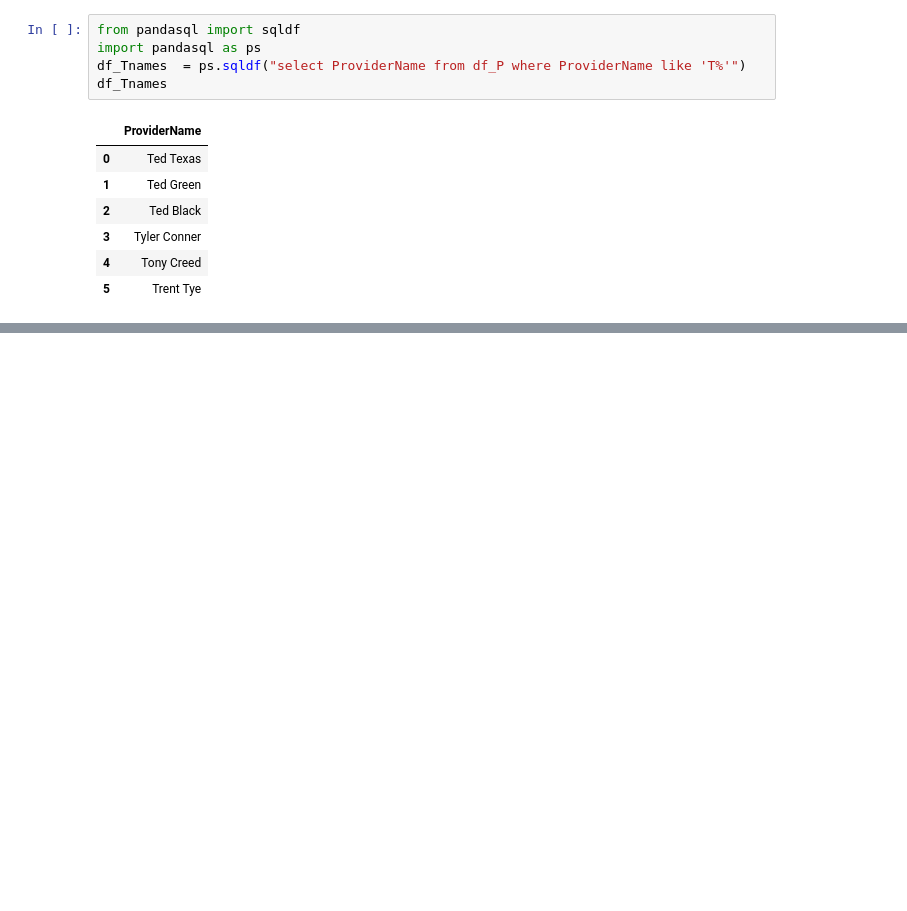
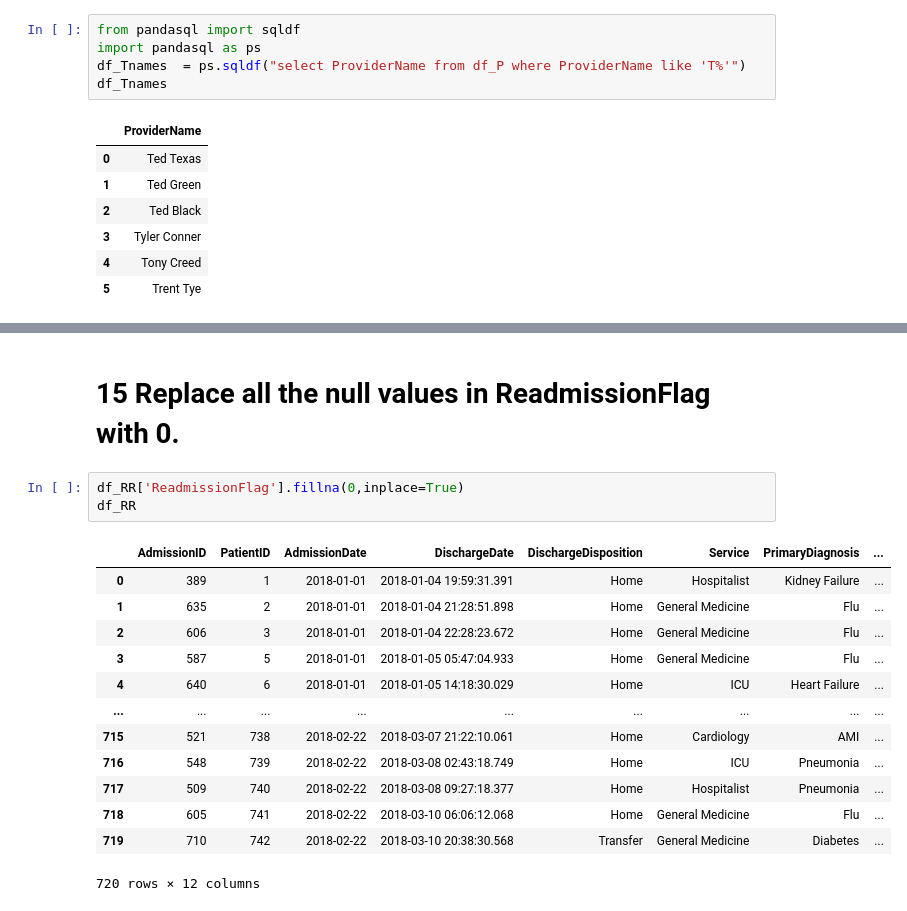
Before and after one commit to svmamidi/Python-Pandas, a Jupyter notebook: Python_pandas_satya_questions.ipynb, the cells around one changed output, grey strips where cells are left out. Saved outputs shown, nothing was run; the diff lists cells and outputs as text; blank space fills up the shorter version.

```diff
--- a/Python_pandas_satya_questions.ipynb
+++ b/Python_pandas_satya_questions.ipynb
@@ -63,0 +75,19 @@ df_Tnames
+# %% [markdown]
+# 15 Replace all the null values in ReadmissionFlag with 0.
+# %%
+df_RR['ReadmissionFlag'].fillna(0,inplace=True)
+df_RR
+# %% [output]
+|  | AdmissionID | PatientID | AdmissionDate | DischargeDate | DischargeDisposition | Service | PrimaryDiagnosis | ... |
+| 0 | 389 | 1 | 2018-01-01 | 2018-01-04 19:59:31.391 | Home | Hospitalist | Kidney Failure | ... |
+| 1 | 635 | 2 | 2018-01-01 | 2018-01-04 21:28:51.898 | Home | General Medicine | Flu | ... |
+| 2 | 606 | 3 | 2018-01-01 | 2018-01-04 22:28:23.672 | Home | General Medicine | Flu | ... |
+| 3 | 587 | 5 | 2018-01-01 | 2018-01-05 05:47:04.933 | Home | General Medicine | Flu | ... |
+| 4 | 640 | 6 | 2018-01-01 | 2018-01-05 14:18:30.029 | Home | ICU | Heart Failure | ... |
+| ... | ... | ... | ... | ... | ... | ... | ... | ... |
+| 715 | 521 | 738 | 2018-02-22 | 2018-03-07 21:22:10.061 | Home | Cardiology | AMI | ... |
+| 716 | 548 | 739 | 2018-02-22 | 2018-03-08 02:43:18.749 | Home | ICU | Pneumonia | ... |
+| 717 | 509 | 740 | 2018-02-22 | 2018-03-08 09:27:18.377 | Home | Hospitalist | Pneumonia | ... |
+| 718 | 605 | 741 | 2018-02-22 | 2018-03-10 06:06:12.068 | Home | General Medicine | Flu | ... |
+| 719 | 710 | 742 | 2018-02-22 | 2018-03-10 20:38:30.568 | Transfer | General Medicine | Diabetes | ... |
+720 rows × 12 columns
```
Also changed, not shown: parts of 8 cells of this notebook, 4 other files.
